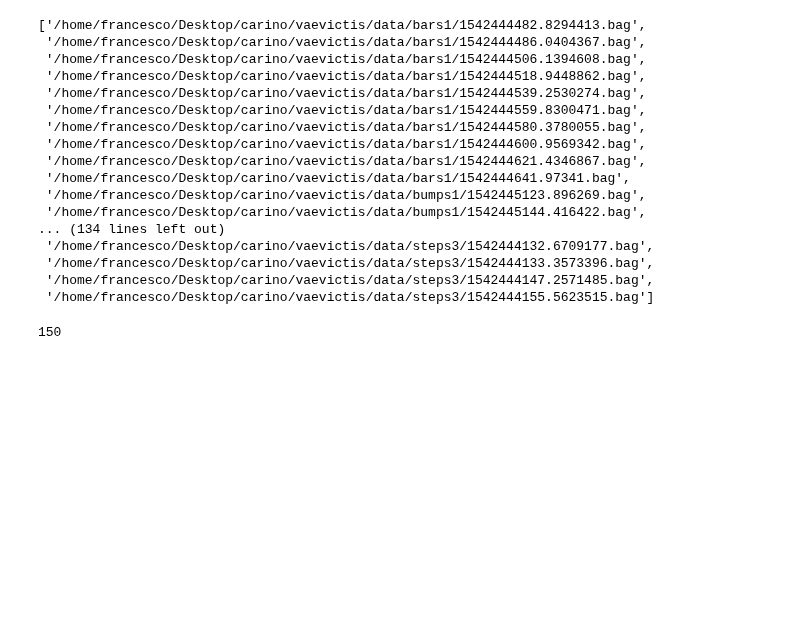
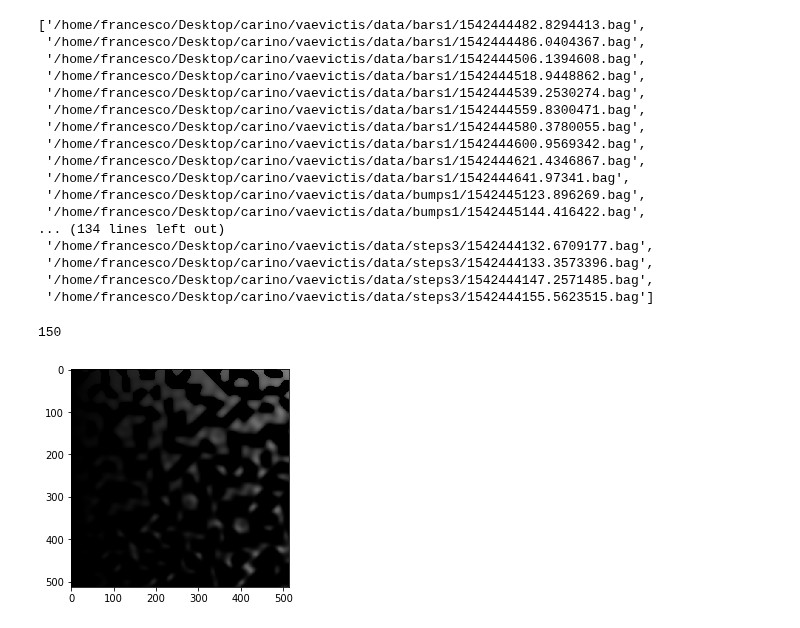
Before and after one commit to FrancescoSaverioZuppichini/Master-Thesis, a Jupyter notebook: core/notebooks/Visualisation.ipynb, the cells around one changed output. Saved outputs shown, nothing was run; the diff lists cells and outputs as text; code cells hidden in the pictures; blank space fills up the shorter version.

Commit message:
changed visualisation

```diff
--- a/core/notebooks/Visualisation.ipynb
+++ b/core/notebooks/Visualisation.ipynb
@@ -130,3 +128,10 @@ def create3dtrace(world,X, Y,map_name):
     ax = Axes3D(fig)
     ax.plot_surface(Xm, Ym, Z,  facecolors=fcolors, linewidth=0.1)
     plt.show()
+# %%
+Z = cv2.imread('/home/francesco/Documents/Master-Thesis/core/maps/{}.png'.format(data[1][0]))
+
+plt.imshow(Z)
+plt.show()
+# %% [output]
+[figure, added]
```
Also changed, not shown: parts of 2 cells of this notebook.
